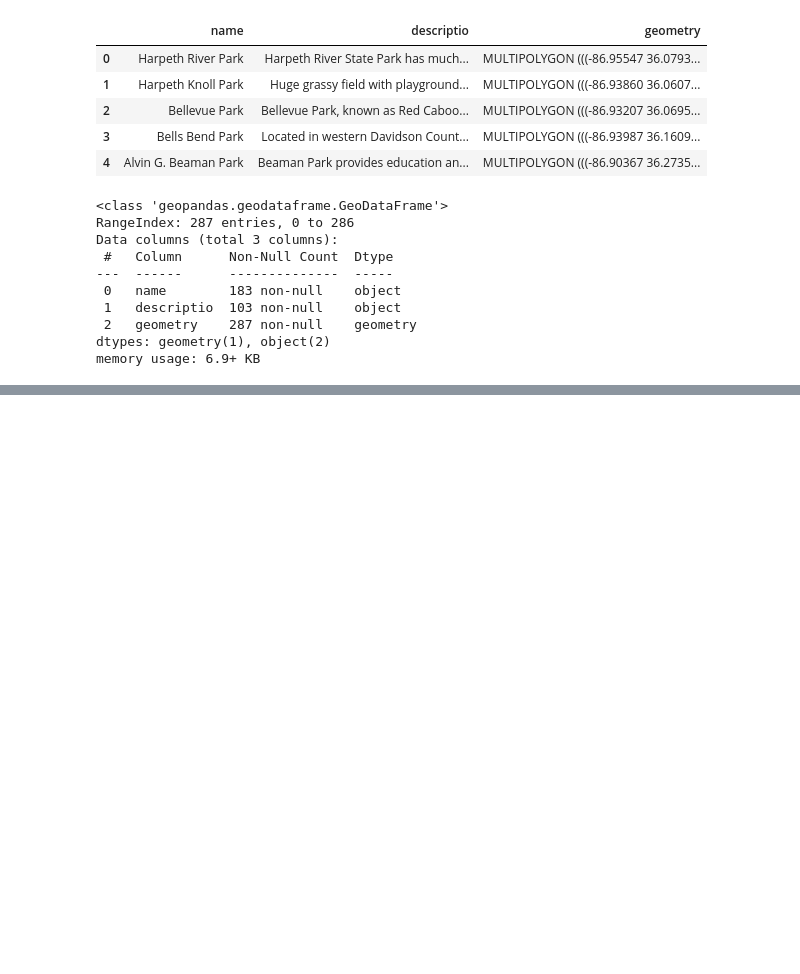
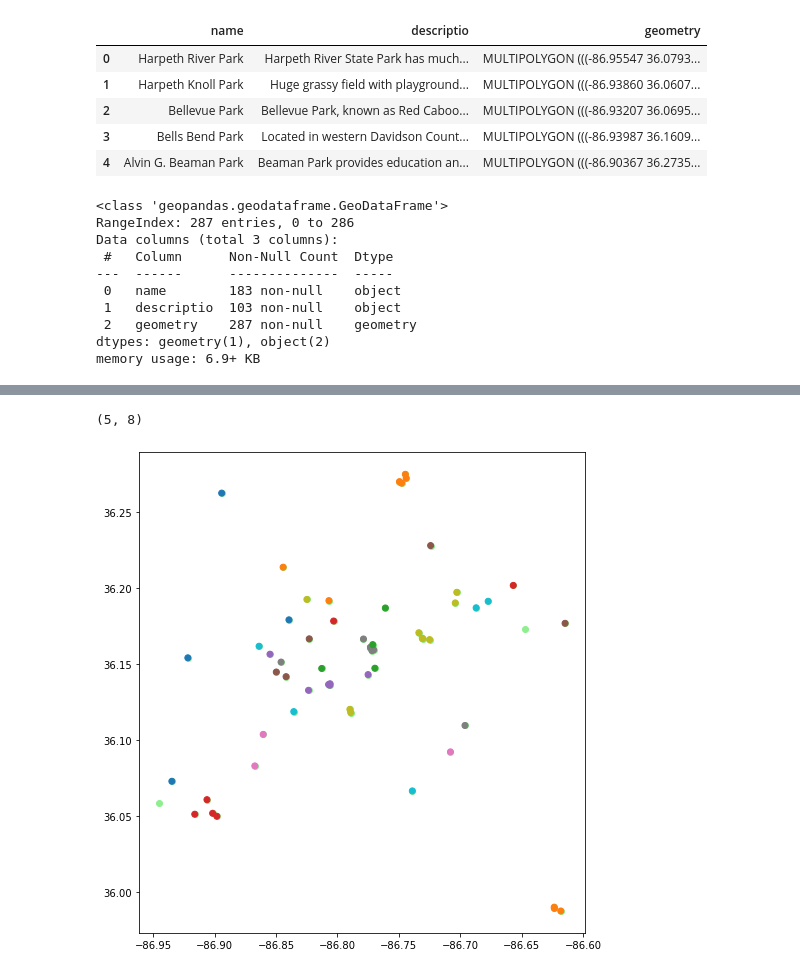
Before and after one commit to CelineIT/Geospatial_water_fountains_in_parks, a Jupyter notebook: Notebooks/Water_fountains_in_parks.ipynb, the cells around one changed output, grey strips where cells are left out. Saved outputs shown, nothing was run; the diff lists cells and outputs as text; code cells hidden in the pictures; blank space fills up the shorter version.

```diff
--- a/Notebooks/Water_fountains_in_parks.ipynb
+++ b/Notebooks/Water_fountains_in_parks.ipynb
@@ -343,3 +284,0 @@ parks.head()
-# %%
-water_fountains_in_parks = gpd.sjoin(parks, water_fountains_geo, op = 'within')
-water_fountains_in_parks.head()
@@ -348,3 +284,0 @@ water_fountains_in_parks.head()
-# %%
-water_fountains_in_parks = gpd.sjoin(parks, water_fountains_geo, how = 'right', op = 'within')
-water_fountains_in_parks.head()
@@ -350,0 +323,12 @@ water_fountains_in_parks.head()
+# %%
+water_fountains_in_RiverfrontPark = water_fountains_in_parks.loc[water_fountains_in_parks['name'] == 'Riverfront Park']
+water_fountains_in_RiverfrontPark.shape
+# %% [output]
+(5, 8)
+# %%
+#fig, ax = matplotlib.subplots()
+ax = water_fountains_in_parks.plot(figsize = (8, 10), color = 'lightgreen')
+water_fountains_in_parks.plot( ax = ax, column = 'name');
+plt.show();
+# %% [output]
+[figure, added]
```
Also changed, not shown: parts of 32 cells of this notebook.
